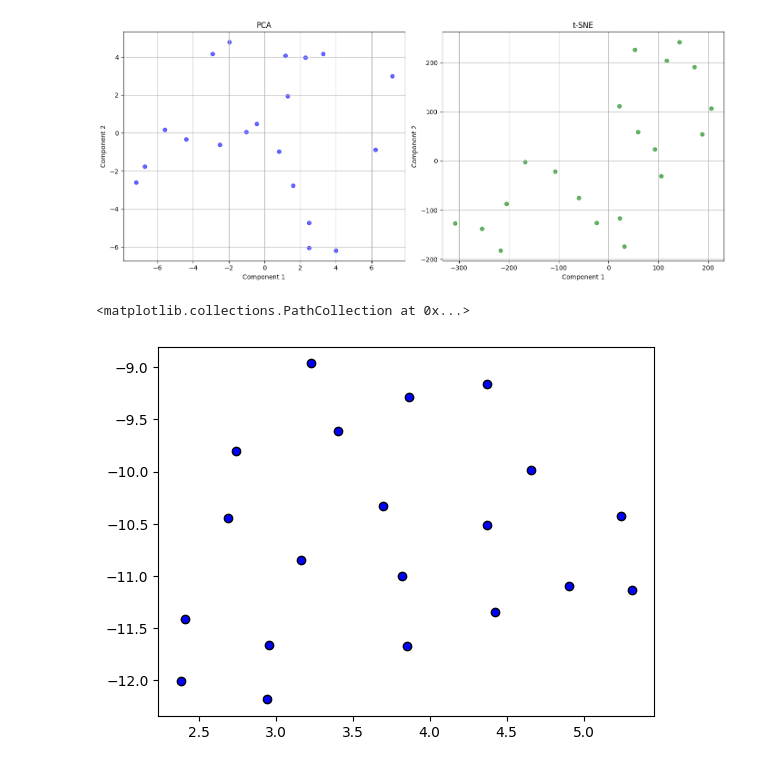
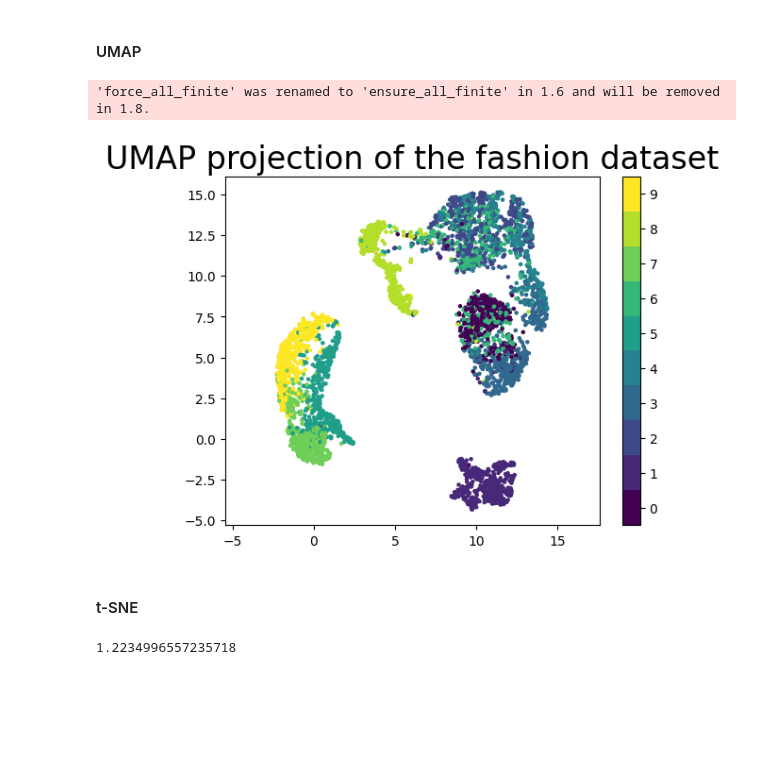
Before and after one commit to DaniNiamut/ict-f0ntys-internship, a Jupyter notebook: dimension_reduction.ipynb, the cells around one changed output. Drawn from its saved outputs; the diff is of its cells as text; code cells hidden in the pictures; blank space fills up the shorter version.

```diff
--- a/dimension_reduction.ipynb
+++ b/dimension_reduction.ipynb
@@ -94,22 +81,0 @@ plt.scatter(tsne_result[:, 0], tsne_result[:, 1], c='blue', edgecolor='k')
-# %%
-import matplotlib.pyplot as plt
-
-fig, axes = plt.subplots(1, 2, figsize=(14, 6))
-
-# PCA plot
-axes[0].scatter(pca_result[:, 0], pca_result[:, 1], c='blue', alpha=0.6)
-axes[0].set_title('PCA')
-
-# t-SNE plot
-axes[1].scatter(tsne_result[:, 0], tsne_result[:, 1], c='green', alpha=0.6)
-axes[1].set_title('t-SNE')
-
-for ax in axes:
-    ax.set_xlabel('Component 1')
-    ax.set_ylabel('Component 2')
-    ax.grid(True)
-
-plt.tight_layout()
-plt.show()
-# %% [output]
-[figure, removed]
@@ -122,5 +81,0 @@ umap_result = umapp.fit_transform(df)
-# %%
-plt.scatter(umap_result[:, 0], umap_result[:, 1], c='blue', edgecolor='k')
-# %% [output]
-<matplotlib.collections.PathCollection at 0x...>
-[figure, removed]
@@ -140,0 +82,23 @@ print(df.head(4))
+# %% [markdown]
+#### UMAP
+# %%
+# Create a UMAP object
+reducer = umap.UMAP()
+# Plot the UMAP result
+# %%
+umap_result = reducer.fit_transform(scaled_data)
+plt.scatter(umap_result[:5000, 0], umap_result[:5000, 1], c=y_fashion[:5000], cmap='viridis', s=5)
+plt.gca().set_aspect('equal', 'datalim')
+plt.colorbar(boundaries=np.arange(11)-0.5).set_ticks(np.arange(10))
+plt.title('UMAP projection of the fashion dataset', fontsize=24);
+# %% [output]
+'force_all_finite' was renamed to 'ensure_all_finite' in 1.6 and will be removed in 1.8.
+[figure, added]
+# %% [markdown]
+#### t-SNE
+# %%
+tsne = TSNE(n_components=2,perplexity=40, random_state=42)
+tsne_result = tsne.fit_transform(fashion[:5000])
+tsne.kl_divergence_
+# %% [output]
+1.2234996557235718
```
Also changed, not shown: parts of 17 cells of this notebook.
